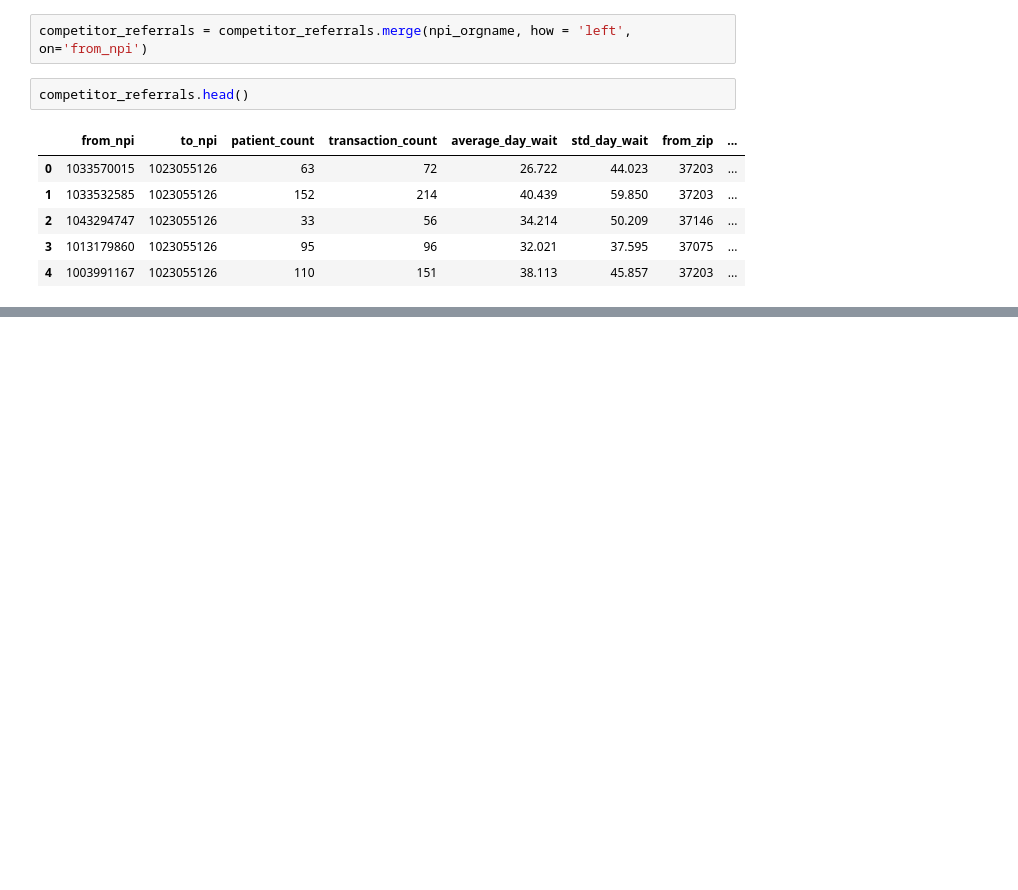
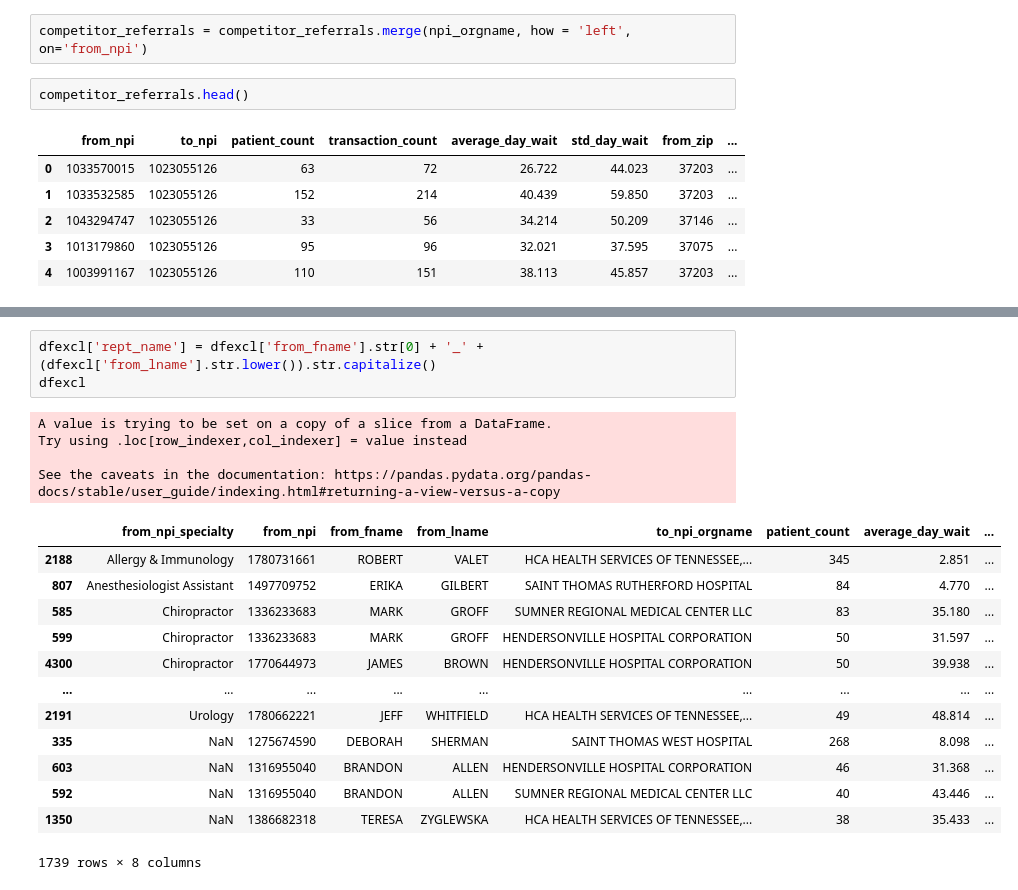
Before and after one commit to nss-data-science-cohort-4/hcbb_hop_team-motp, a Jupyter notebook: notebooks/eda_mm_01.ipynb, the cells around one changed output, grey strips where cells are left out. Drawn from its saved outputs; the diff is of its cells as text; blank space fills up the shorter version.

```diff
--- a/notebooks/eda_mm_01.ipynb
+++ b/notebooks/eda_mm_01.ipynb
@@ -379,0 +634,21 @@ memory usage: 315.9+ KB
+# %%
+dfexcl['rept_name'] = dfexcl['from_fname'].str[0] + '_' + (dfexcl['from_lname'].str.lower()).str.capitalize()
+dfexcl
+# %% [output]
+A value is trying to be set on a copy of a slice from a DataFrame.
+Try using .loc[row_indexer,col_indexer] = value instead
+
+See the caveats in the documentation: https://pandas.pydata.org/pandas-docs/stable/user_guide/indexing.html#returning-a-view-versus-a-copy
+|  | from_npi_specialty | from_npi | from_fname | from_lname | to_npi_orgname | patient_count | average_day_wait | ... |
+| 2188 | Allergy & Immunology | 1780731661 | ROBERT | VALET | HCA HEALTH SERVICES OF TENNESSEE,... | 345 | 2.851 | ... |
+| 807 | Anesthesiologist Assistant | 1497709752 | ERIKA | GILBERT | SAINT THOMAS RUTHERFORD HOSPITAL | 84 | 4.770 | ... |
+| 585 | Chiropractor | 1336233683 | MARK | GROFF | SUMNER REGIONAL MEDICAL CENTER LLC | 83 | 35.180 | ... |
+| 599 | Chiropractor | 1336233683 | MARK | GROFF | HENDERSONVILLE HOSPITAL CORPORATION | 50 | 31.597 | ... |
+| 4300 | Chiropractor | 1770644973 | JAMES | BROWN | HENDERSONVILLE HOSPITAL CORPORATION | 50 | 39.938 | ... |
+| ... | ... | ... | ... | ... | ... | ... | ... | ... |
+| 2191 | Urology | 1780662221 | JEFF | WHITFIELD | HCA HEALTH SERVICES OF TENNESSEE,... | 49 | 48.814 | ... |
+| 335 | NaN | 1275674590 | DEBORAH | SHERMAN | SAINT THOMAS WEST HOSPITAL | 268 | 8.098 | ... |
+| 603 | NaN | 1316955040 | BRANDON | ALLEN | HENDERSONVILLE HOSPITAL CORPORATION | 46 | 31.368 | ... |
+| 592 | NaN | 1316955040 | BRANDON | ALLEN | SUMNER REGIONAL MEDICAL CENTER LLC | 40 | 43.446 | ... |
+| 1350 | NaN | 1386682318 | TERESA | ZYGLEWSKA | HCA HEALTH SERVICES OF TENNESSEE,... | 38 | 35.433 | ... |
+1739 rows × 8 columns
```
Also changed, not shown: parts of 37 cells of this notebook.
